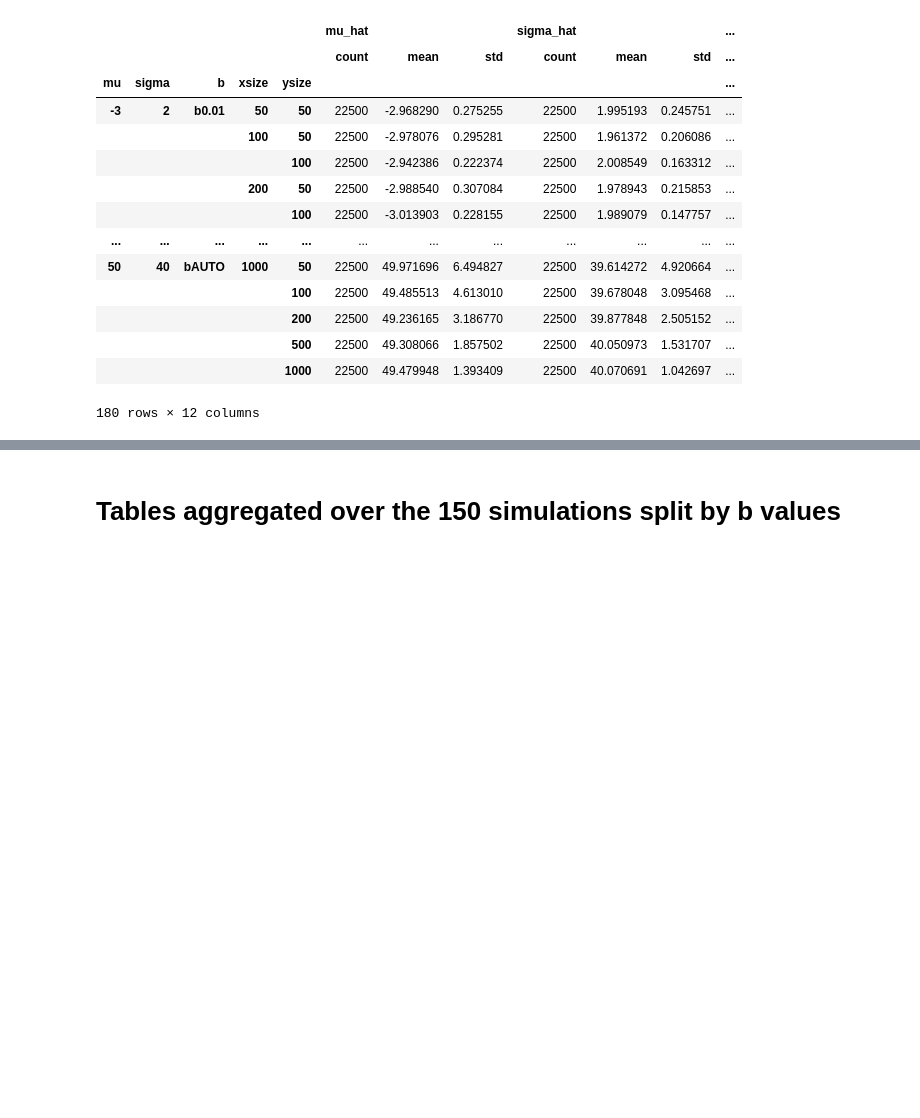
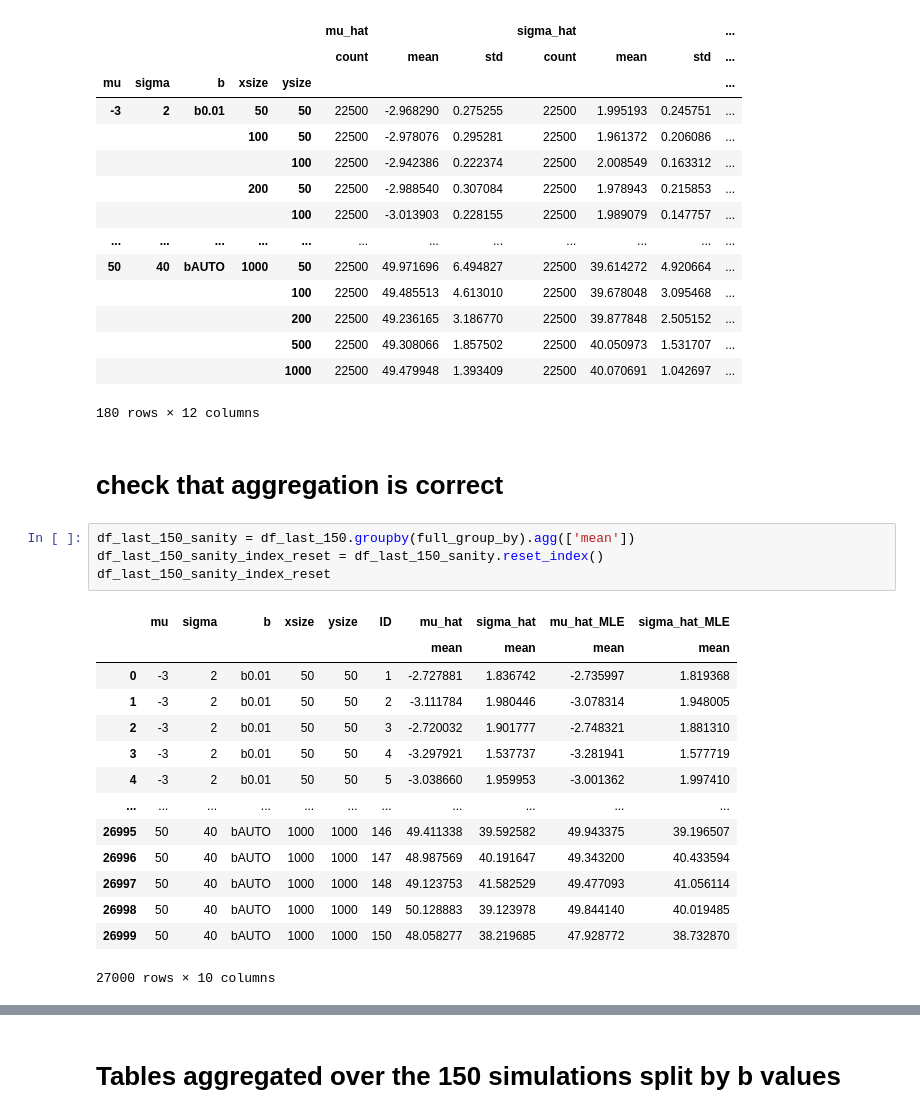
Before and after one commit to GiantDwarf42/master_thesis2, a Jupyter notebook: Gaussian_Data_Analysis.ipynb, the cells around one changed output, grey strips where cells are left out. Saved outputs shown, nothing was run; the diff lists cells and outputs as text; blank space fills up the shorter version.

```diff
--- a/Gaussian_Data_Analysis.ipynb
+++ b/Gaussian_Data_Analysis.ipynb
@@ -109,3 +109,24 @@ df_last_150_aggregated_mean_ID_alternative
 |  |  |  |  | 500 | 22500 | 49.308066 | 1.857502 | 22500 | 40.050973 | 1.531707 | ... |
 |  |  |  |  | 1000 | 22500 | 49.479948 | 1.393409 | 22500 | 40.070691 | 1.042697 | ... |
 180 rows × 12 columns
+# %% [markdown]
+# check that aggregation is correct
+# %%
+df_last_150_sanity = df_last_150.groupby(full_group_by).agg(['mean'])
+df_last_150_sanity_index_reset = df_last_150_sanity.reset_index()
+df_last_150_sanity_index_reset
+# %% [output]
+|  | mu | sigma | b | xsize | ysize | ID | mu_hat | sigma_hat | mu_hat_MLE | sigma_hat_MLE |
+|  |  |  |  |  |  |  | mean | mean | mean | mean |
+| 0 | -3 | 2 | b0.01 | 50 | 50 | 1 | -2.727881 | 1.836742 | -2.735997 | 1.819368 |
+| 1 | -3 | 2 | b0.01 | 50 | 50 | 2 | -3.111784 | 1.980446 | -3.078314 | 1.948005 |
+| 2 | -3 | 2 | b0.01 | 50 | 50 | 3 | -2.720032 | 1.901777 | -2.748321 | 1.881310 |
+| 3 | -3 | 2 | b0.01 | 50 | 50 | 4 | -3.297921 | 1.537737 | -3.281941 | 1.577719 |
+| 4 | -3 | 2 | b0.01 | 50 | 50 | 5 | -3.038660 | 1.959953 | -3.001362 | 1.997410 |
+| ... | ... | ... | ... | ... | ... | ... | ... | ... | ... | ... |
+| 26995 | 50 | 40 | bAUTO | 1000 | 1000 | 146 | 49.411338 | 39.592582 | 49.943375 | 39.196507 |
+| 26996 | 50 | 40 | bAUTO | 1000 | 1000 | 147 | 48.987569 | 40.191647 | 49.343200 | 40.433594 |
+| 26997 | 50 | 40 | bAUTO | 1000 | 1000 | 148 | 49.123753 | 41.582529 | 49.477093 | 41.056114 |
+| 26998 | 50 | 40 | bAUTO | 1000 | 1000 | 149 | 50.128883 | 39.123978 | 49.844140 | 40.019485 |
+| 26999 | 50 | 40 | bAUTO | 1000 | 1000 | 150 | 48.058277 | 38.219685 | 47.928772 | 38.732870 |
+27000 rows × 10 columns
```
Also changed, not shown: parts of 7 cells of this notebook.
